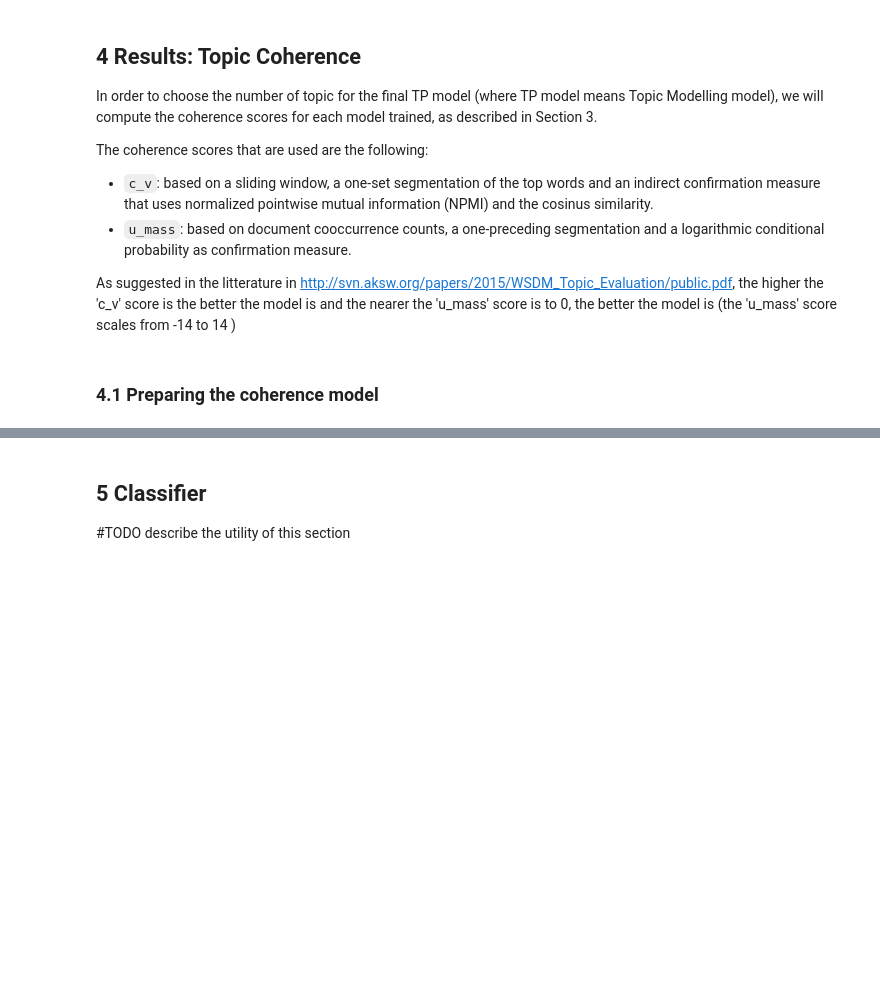
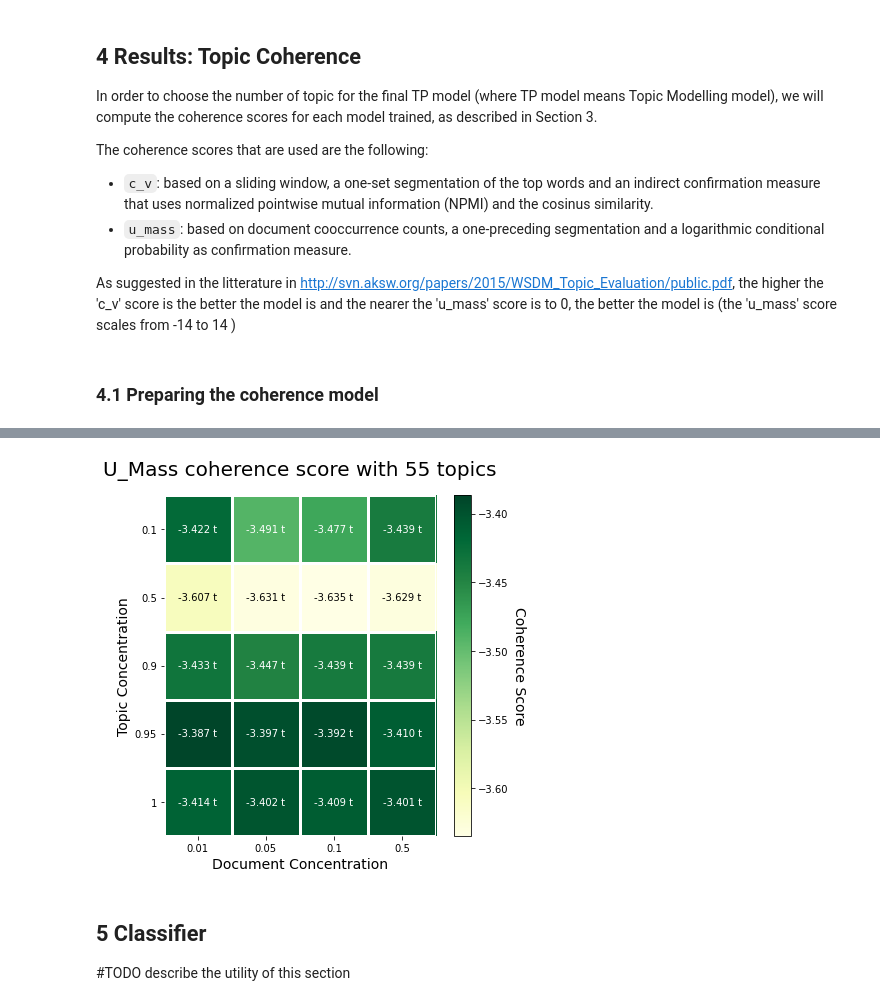
Before and after one commit to manoelhortaribeiro/youtube_projects, a Jupyter notebook: notebooks/0 - Full Pipeline.ipynb, the cells around one changed output, grey strips where cells are left out. Drawn from its saved outputs; the diff is of its cells as text; code cells hidden in the pictures; blank space fills up the shorter version.

```diff
--- a/notebooks/0 - Full Pipeline.ipynb
+++ b/notebooks/0 - Full Pipeline.ipynb
@@ -646,3 +846,18 @@ fig.savefig('/home/olam/coherence_scores_newdata')
+# %%
+fig, ax = plt.subplots(figsize=(6, 6))
+
+ax.set_title('U_Mass coherence score with 55 topics', fontsize=20, pad=20)
+ax.set_xlabel('Document Concentration', fontsize=14)
+ax.set_ylabel('Topic Concentration', fontsize=14)
+
+im, cbar = heatmap(dict2array(u_mass_scores), alphas, betas, ax=ax,
+                   cmap="YlGn", cbarlabel="Coherence Score")
+texts = annotate_heatmap(im, valfmt="{x:.3f} t")
+
+fig.tight_layout()
+plt.show()
+# %% [output]
+[figure, added]
 # %% [markdown]
 ## 5 Classifier
 
```
Also changed, not shown: parts of 33 cells of this notebook, 4 other files.
